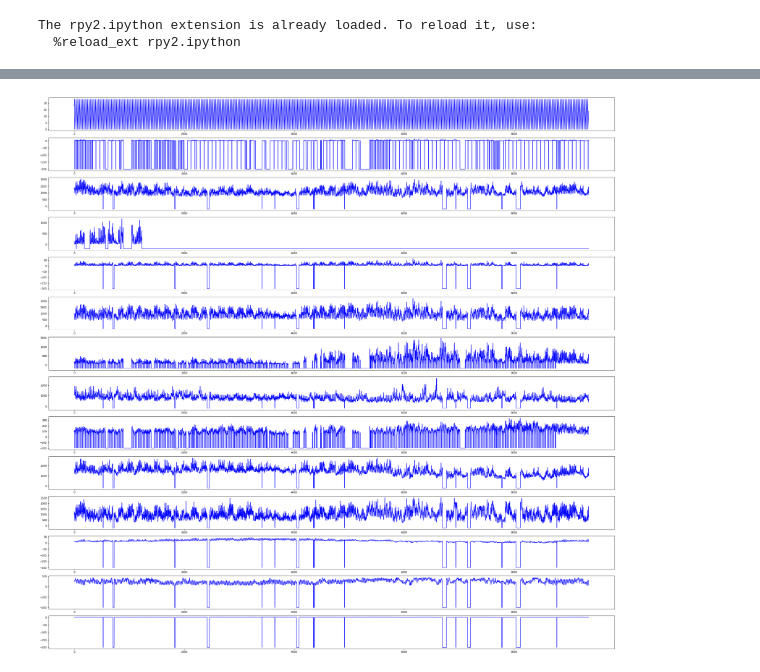
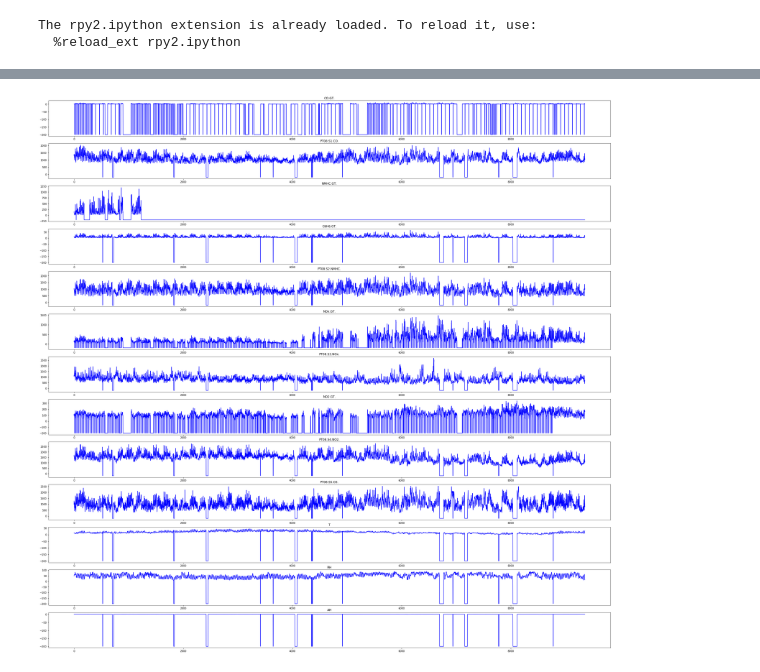
Before and after one commit to javiermas/BCNAirQualityDatathon, a Jupyter notebook: notebooks/Multivariate_Time_Series_Starter-UCI_Dataset.ipynb, the cells around one changed output, grey strips where cells are left out. Cells and saved outputs as stored; diff of their text form; code cells hidden in the pictures.

```diff
--- a/notebooks/Multivariate_Time_Series_Starter-UCI_Dataset.ipynb
+++ b/notebooks/Multivariate_Time_Series_Starter-UCI_Dataset.ipynb
@@ -21,8 +11,13 @@ data.head()
 # %%
-data = pd.read_csv('data/AirQualityUCI.csv', sep=";").dropna(1).set_index('Date')
+data = pd.read_csv('../data/AirQualityUCI.csv', sep=";").dropna(1).set_index('Date')
 for c in data.columns:
     data[c] = data[c].apply(lambda v: float(str(v).replace('.', '').replace('0000', '').replace(',', '.')))
     data[c] = data[c].astype(float)
 
+data.columns = [data[c].name.replace('(', '.').replace(')', '.') for c in data.columns]
+
+data = data.reset_index()
+data['DateTime'] = data['Date'].map(str) + data['Time'].map(lambda v: ' ' + str(v).rstrip('0').rstrip('.'))
+data = data.set_index('DateTime').drop(['Date', 'Time'], axis=1)
 data.head()
 # %% [output]
@@ -36,9 +31,10 @@ data.head()
 # %%
 fig, axs = plt.subplots(len(data.columns), 1, figsize=(40, 40))
 
 for i, ax in enumerate(axs):
     ax.plot(list(range(data.shape[0])), data[data.columns[i]], 'b-')
+    ax.set_title(data.columns[i])
 
 None
 # %% [output]
-[figure, old version]
+[figure, new version]
```
Also changed, not shown: parts of 6 cells of this notebook, 4 other files.
